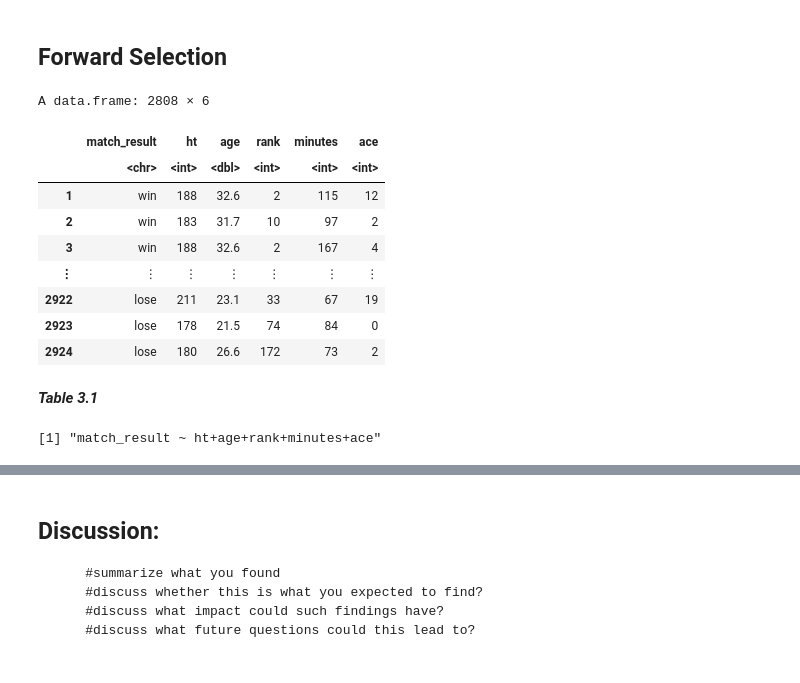
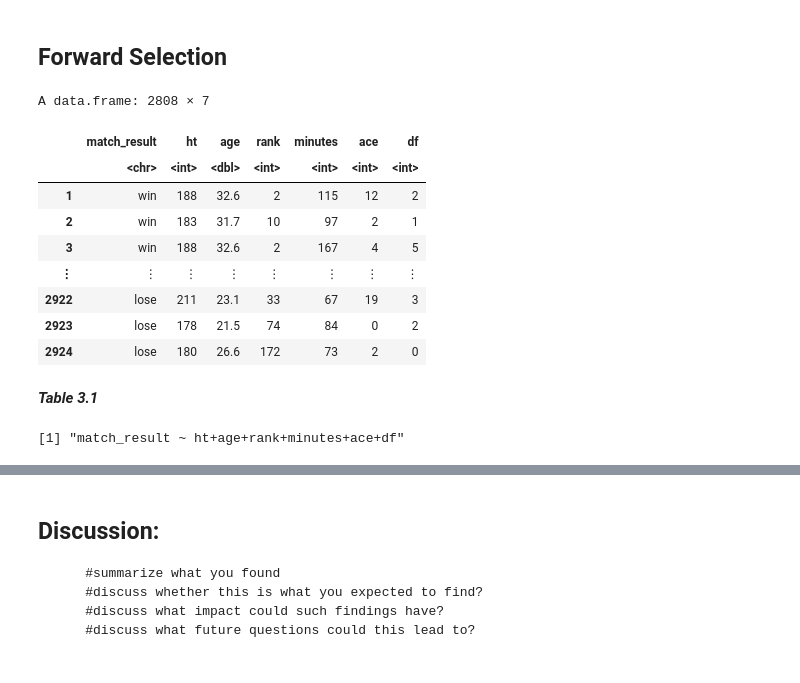
Before and after one commit to bearmohawk/DSCI-100-2022_autumn-Group-37, a Jupyter notebook: Project report Group 37-Copy1.ipynb, the cells around one changed output, grey strips where cells are left out. Saved outputs shown, nothing was run; the diff lists cells and outputs as text; code cells hidden in the pictures.

```diff
--- a/Project report Group 37-Copy1.ipynb
+++ b/Project report Group 37-Copy1.ipynb
@@ -460,48 +460,49 @@ _**Figure 1.9**_
 # %%
 #adding column for match result, and combining variables that are separated as "winner" and "loser" into one column
 #need to add "hand" column and decide which predictors to use
 set.seed(1)
 match_winner <- match_data |>
                     mutate(match_result = "win") |>
                     select(winner_ht, winner_age, match_result, winner_rank, minutes, contains("w_")) |>
                     rename(ht = winner_ht, age = winner_age, rank = winner_rank, ace = w_ace, df = w_df, svpt = w_svpt, firstIn = w_1stIn, firstWon = w_1stWon, secondWon = w_2ndWon, SvGms = w_SvGms, bpSaved = w_bpSaved, bpFaced = w_bpFaced)
 
 match_loser <- match_data |>
                     mutate(match_result = "lose") |>
                     select(loser_ht, loser_age, match_result, loser_rank, minutes, contains("l_")) |>
                     rename(ht = loser_ht, age = loser_age, rank = loser_rank, ace = l_ace, df = l_df, svpt = l_svpt, fistIn = l_1stIn, firstWon = l_1stWon, secondWon = l_2ndWon, SvGms = l_SvGms, bpSaved = l_bpSaved, bpFaced = l_bpFaced)
 
 match_tidy <- bind_rows(match_winner, match_loser)
 
 #loading data with all potentional predictors
 match_data_subset <- match_tidy |>
     select(match_result,
            ht,
            age,
            rank,
            minutes,
-           ace) |> na.omit()
+           ace,
+           df) |> na.omit()
 
 names <- colnames(match_data_subset |> select(-match_result))
 match_data_subset #Table 3.1
 # %% [output]
-A data.frame: 2808 × 6
+A data.frame: 2808 × 7
-|  | match_result | ht | age | rank | minutes | ace |
-|  | <chr> | <int> | <dbl> | <int> | <int> | <int> |
-| 1 | win | 188 | 32.6 | 2 | 115 | 12 |
-| 2 | win | 183 | 31.7 | 10 | 97 | 2 |
-| 3 | win | 188 | 32.6 | 2 | 167 | 4 |
-| ⋮ | ⋮ | ⋮ | ⋮ | ⋮ | ⋮ | ⋮ |
-| 2922 | lose | 211 | 23.1 | 33 | 67 | 19 |
-| 2923 | lose | 178 | 21.5 | 74 | 84 | 0 |
-| 2924 | lose | 180 | 26.6 | 172 | 73 | 2 |
+|  | match_result | ht | age | rank | minutes | ace | df |
+|  | <chr> | <int> | <dbl> | <int> | <int> | <int> | <int> |
+| 1 | win | 188 | 32.6 | 2 | 115 | 12 | 2 |
+| 2 | win | 183 | 31.7 | 10 | 97 | 2 | 1 |
+| 3 | win | 188 | 32.6 | 2 | 167 | 4 | 5 |
+| ⋮ | ⋮ | ⋮ | ⋮ | ⋮ | ⋮ | ⋮ | ⋮ |
+| 2922 | lose | 211 | 23.1 | 33 | 67 | 19 | 3 |
+| 2923 | lose | 178 | 21.5 | 74 | 84 | 0 | 2 |
+| 2924 | lose | 180 | 26.6 | 172 | 73 | 2 | 0 |
 # %% [markdown]
 _**Table 3.1**_
 # %%
 predictor_formula <- paste("match_result", "~", paste(names, collapse="+"))
 predictor_formula
 # %% [output]
-[1] "match_result ~ ht+age+rank+minutes+ace"
+[1] "match_result ~ ht+age+rank+minutes+ace+df"
 # %%
 set.seed(1)
 accuracies <- tibble(size = integer(),
```
Also changed, not shown: parts of 2 cells of this notebook.
